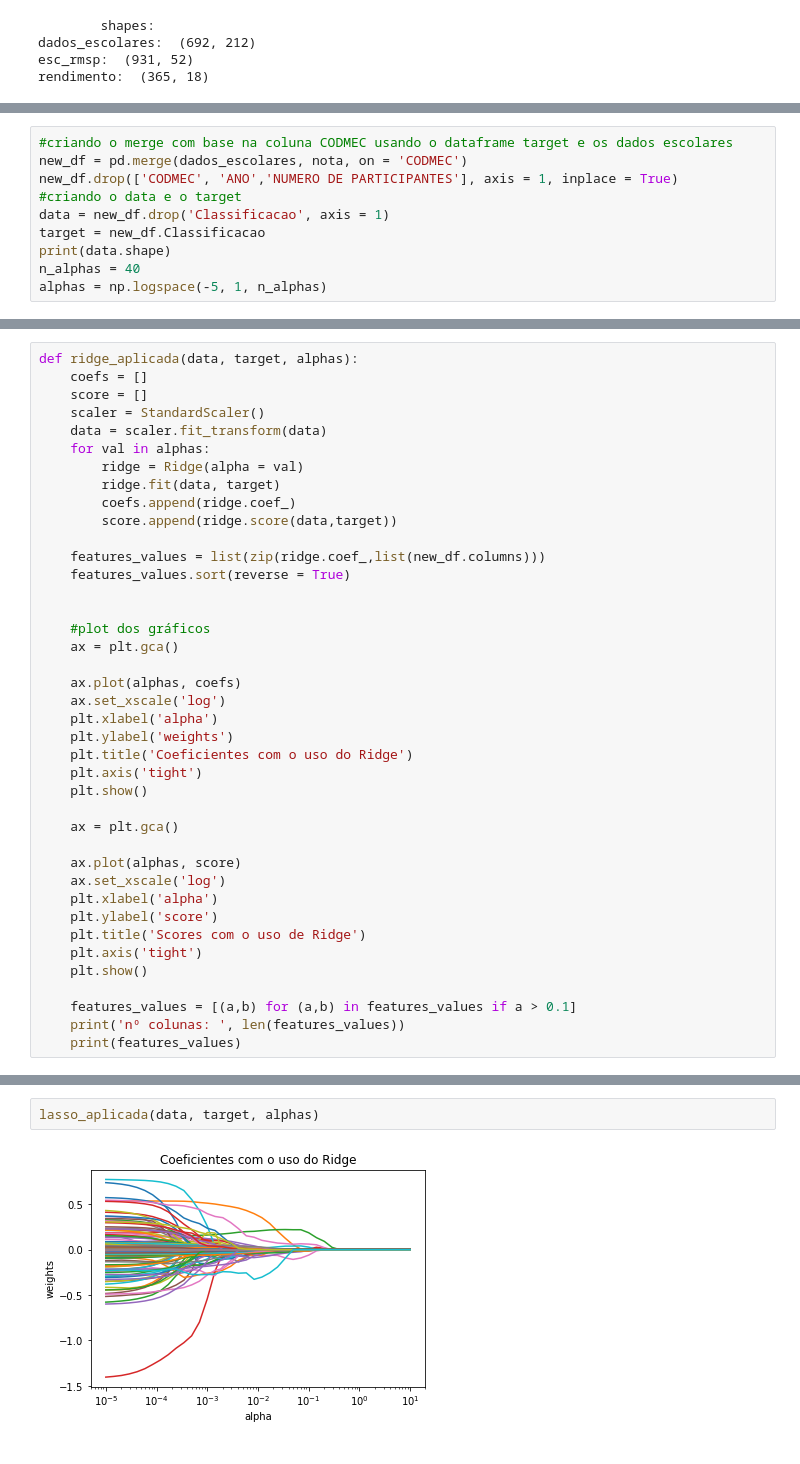
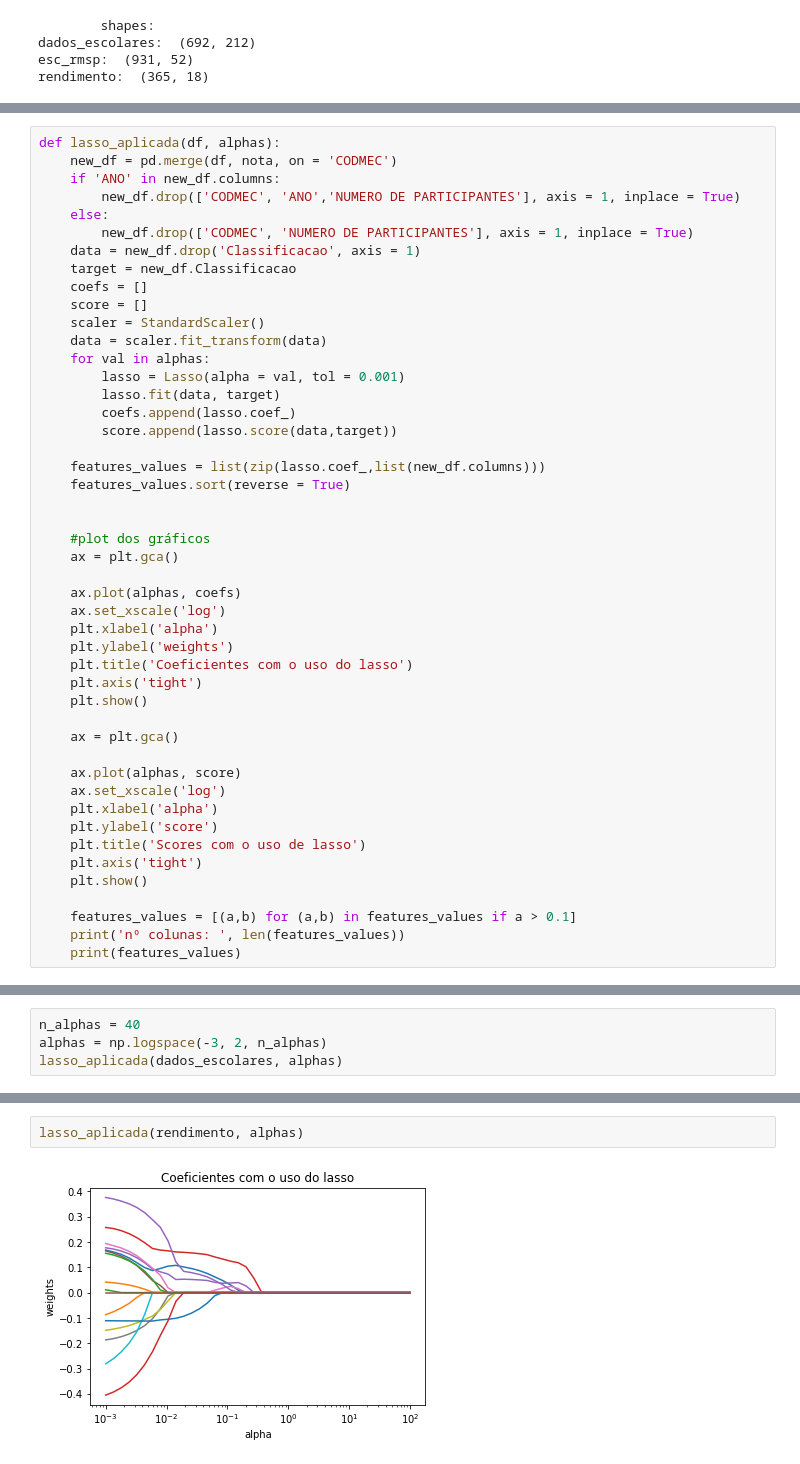
Before and after one commit to GiovaniValdrighi/DataScience_IC, a Jupyter notebook: Contest/ridge_lasso.ipynb, the cells around one changed output, grey strips where cells are left out. Saved outputs shown, nothing was run; the diff lists cells and outputs as text.

```diff
--- a/Contest/ridge_lasso.ipynb
+++ b/Contest/ridge_lasso.ipynb
@@ -58,10 +58,0 @@ rendimento:  (365, 18)
-# %%
-#criando o merge com base na coluna CODMEC usando o dataframe target e os dados escolares
-new_df = pd.merge(dados_escolares, nota, on = 'CODMEC')
-new_df.drop(['CODMEC', 'ANO','NUMERO DE PARTICIPANTES'], axis = 1, inplace = True)
-#criando o data e o target
-data = new_df.drop('Classificacao', axis = 1)
-target = new_df.Classificacao
-print(data.shape)
-n_alphas = 40
-alphas = np.logspace(-5, 1, n_alphas)
@@ -70,16 +146,23 @@ alphas = np.logspace(-5, 1, n_alphas)
 # %%
-def ridge_aplicada(data, target, alphas):
+def lasso_aplicada(df, alphas):
+    new_df = pd.merge(df, nota, on = 'CODMEC')
+    if 'ANO' in new_df.columns:
+        new_df.drop(['CODMEC', 'ANO','NUMERO DE PARTICIPANTES'], axis = 1, inplace = True)
+    else:
+        new_df.drop(['CODMEC', 'NUMERO DE PARTICIPANTES'], axis = 1, inplace = True)
+    data = new_df.drop('Classificacao', axis = 1)
+    target = new_df.Classificacao
     coefs = []
     score = []
     scaler = StandardScaler()
     data = scaler.fit_transform(data)
     for val in alphas:
-        ridge = Ridge(alpha = val)
-        ridge.fit(data, target)
-        coefs.append(ridge.coef_)
-        score.append(ridge.score(data,target))
+        lasso = Lasso(alpha = val, tol = 0.001)
+        lasso.fit(data, target)
+        coefs.append(lasso.coef_)
+        score.append(lasso.score(data,target))
 
-    features_values = list(zip(ridge.coef_,list(new_df.columns)))
+    features_values = list(zip(lasso.coef_,list(new_df.columns)))
     features_values.sort(reverse = True)
 
 
@@ -90,7 +173,7 @@ def ridge_aplicada(data, target, alphas):
     ax.set_xscale('log')
     plt.xlabel('alpha')
     plt.ylabel('weights')
-    plt.title('Coeficientes com o uso do Ridge')
+    plt.title('Coeficientes com o uso do lasso')
     plt.axis('tight')
     plt.show()
 
@@ -100,7 +183,7 @@ def ridge_aplicada(data, target, alphas):
     ax.set_xscale('log')
     plt.xlabel('alpha')
     plt.ylabel('score')
-    plt.title('Scores com o uso de Ridge')
+    plt.title('Scores com o uso de lasso')
     plt.axis('tight')
     plt.show()
 
@@ -156,0 +193,4 @@ def lasso_aplicada(data, target, alphas):
+# %%
+n_alphas = 40
+alphas = np.logspace(-3, 2, n_alphas)
+lasso_aplicada(dados_escolares, alphas)
@@ -157,4 +202,4 @@ def lasso_aplicada(data, target, alphas):
 # %%
-lasso_aplicada(data, target, alphas)
+lasso_aplicada(rendimento, alphas)
 # %% [output]
-[figure, old version]
+[figure, new version]
```
Also changed, not shown: parts of 12 cells of this notebook.
